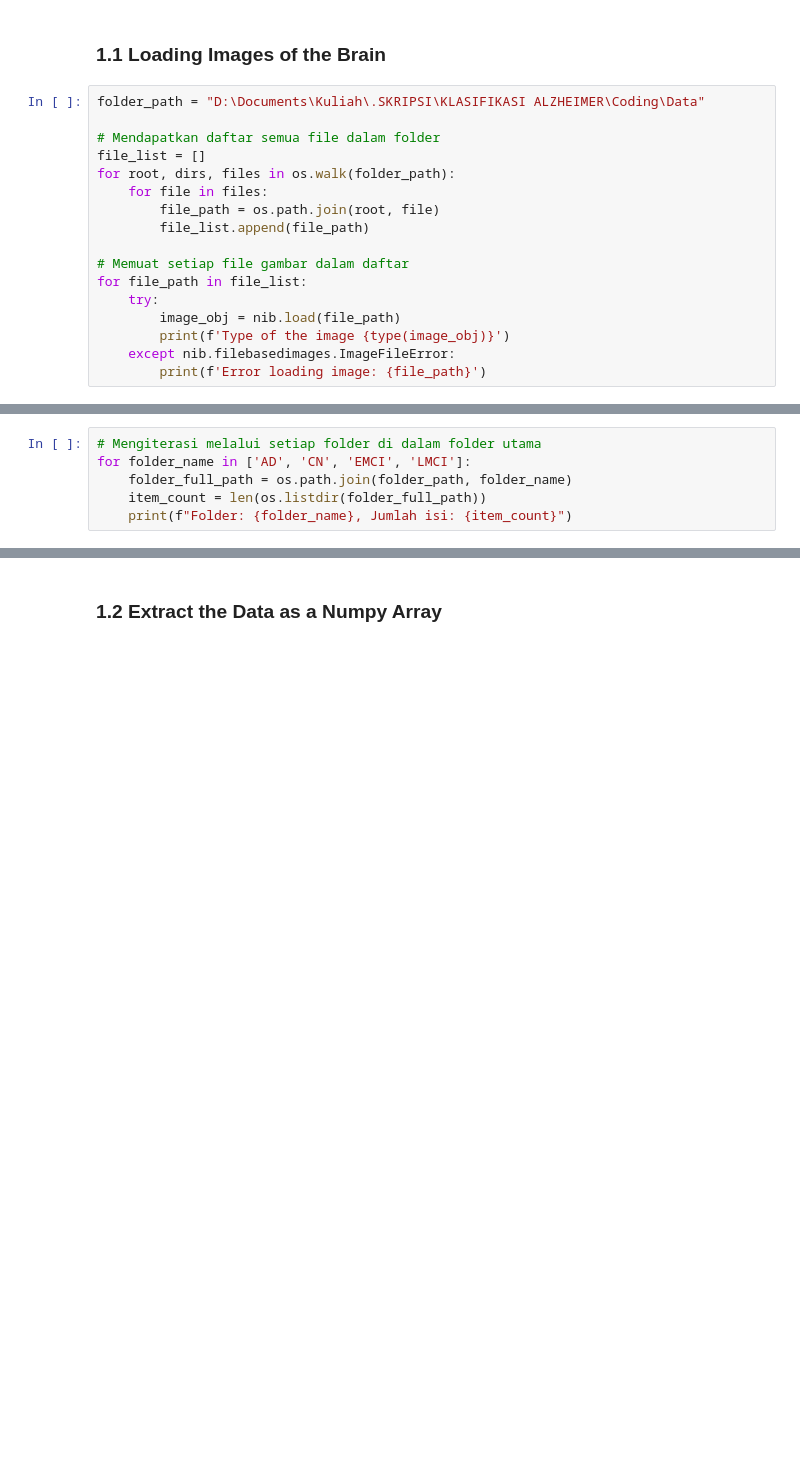
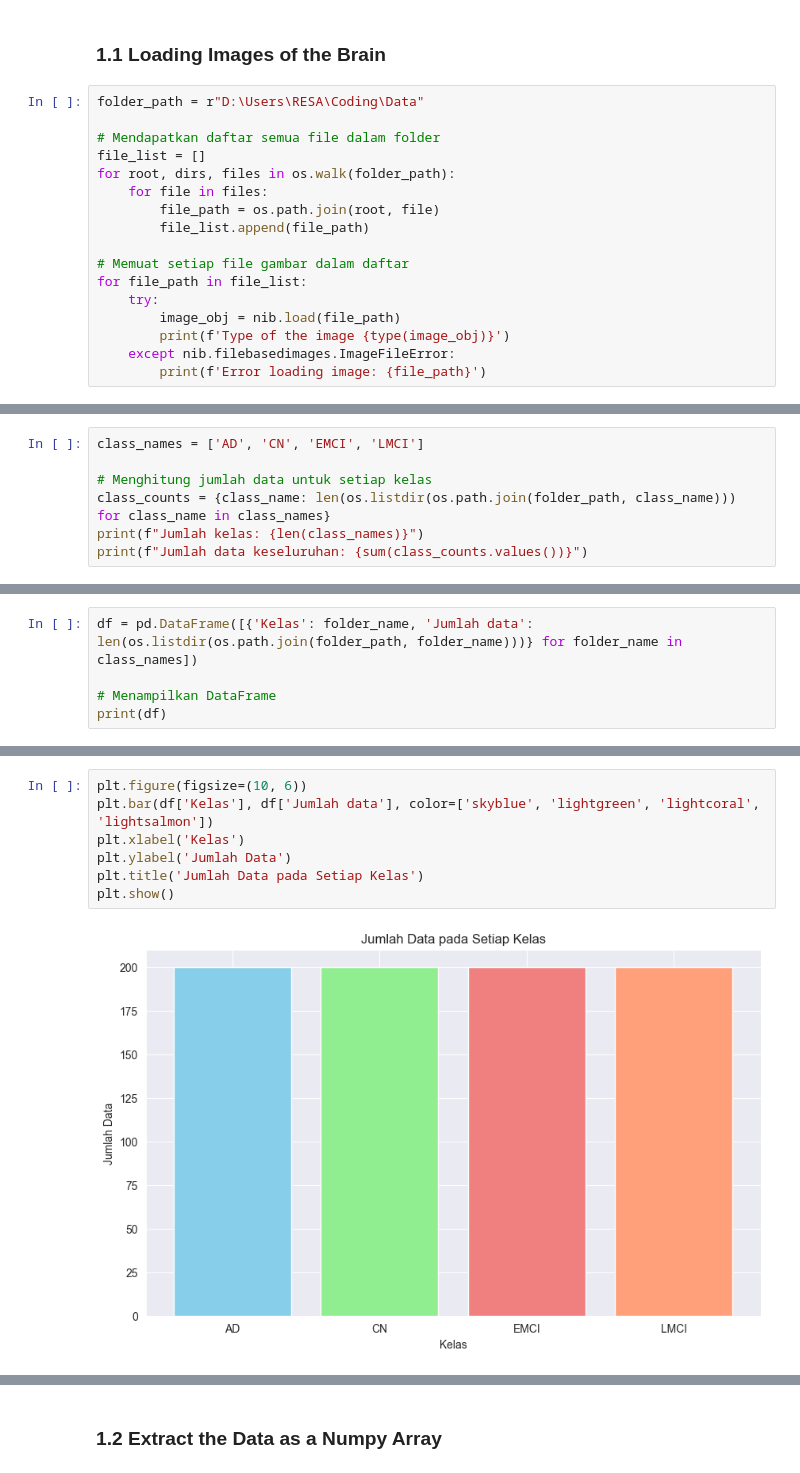
Before and after one commit to fauziahreza/Alzheimer-Classification-with-CNN-SVM, a Jupyter notebook: Notebook/Preprocessing/EDA_Dataset_sMRI_Alzheimer's.ipynb, the cells around one changed output, grey strips where cells are left out. Cells and saved outputs as stored; diff of their text form; blank space fills up the shorter version.

```diff
--- a/Notebook/Preprocessing/EDA_Dataset_sMRI_Alzheimer's.ipynb
+++ b/Notebook/Preprocessing/EDA_Dataset_sMRI_Alzheimer's.ipynb
@@ -29,7 +31,7 @@ sns.set_style('darkgrid')
 # %% [markdown]
 ### 1.1 Loading Images of the Brain
 # %%
-folder_path = "D:\Documents\Kuliah\.SKRIPSI\KLASIFIKASI ALZHEIMER\Coding\Data"
+folder_path = r"D:\Users\RESA\Coding\Data"
 
 # Mendapatkan daftar semua file dalam folder
 file_list = []
@@ -48,6 +67,0 @@ for file_path in file_list:
-# %%
-# Mengiterasi melalui setiap folder di dalam folder utama
-for folder_name in ['AD', 'CN', 'EMCI', 'LMCI']:
-    folder_full_path = os.path.join(folder_path, folder_name)
-    item_count = len(os.listdir(folder_full_path))
-    print(f"Folder: {folder_name}, Jumlah isi: {item_count}")
@@ -53,0 +70,7 @@ for folder_name in ['AD', 'CN', 'EMCI', 'LMCI']:
+# %%
+class_names = ['AD', 'CN', 'EMCI', 'LMCI']
+
+# Menghitung jumlah data untuk setiap kelas
+class_counts = {class_name: len(os.listdir(os.path.join(folder_path, class_name))) for class_name in class_names}
+print(f"Jumlah kelas: {len(class_names)}")
+print(f"Jumlah data keseluruhan: {sum(class_counts.values())}")
@@ -53,0 +80,5 @@ for folder_name in ['AD', 'CN', 'EMCI', 'LMCI']:
+# %%
+df = pd.DataFrame([{'Kelas': folder_name, 'Jumlah data': len(os.listdir(os.path.join(folder_path, folder_name)))} for folder_name in class_names])
+
+# Menampilkan DataFrame
+print(df)
@@ -53,0 +93,9 @@ for folder_name in ['AD', 'CN', 'EMCI', 'LMCI']:
+# %%
+plt.figure(figsize=(10, 6))
+plt.bar(df['Kelas'], df['Jumlah data'], color=['skyblue', 'lightgreen', 'lightcoral', 'lightsalmon'])
+plt.xlabel('Kelas')
+plt.ylabel('Jumlah Data')
+plt.title('Jumlah Data pada Setiap Kelas')
+plt.show()
+# %% [output]
+[figure, added]
```
Also changed, not shown: parts of 17 cells of this notebook.
